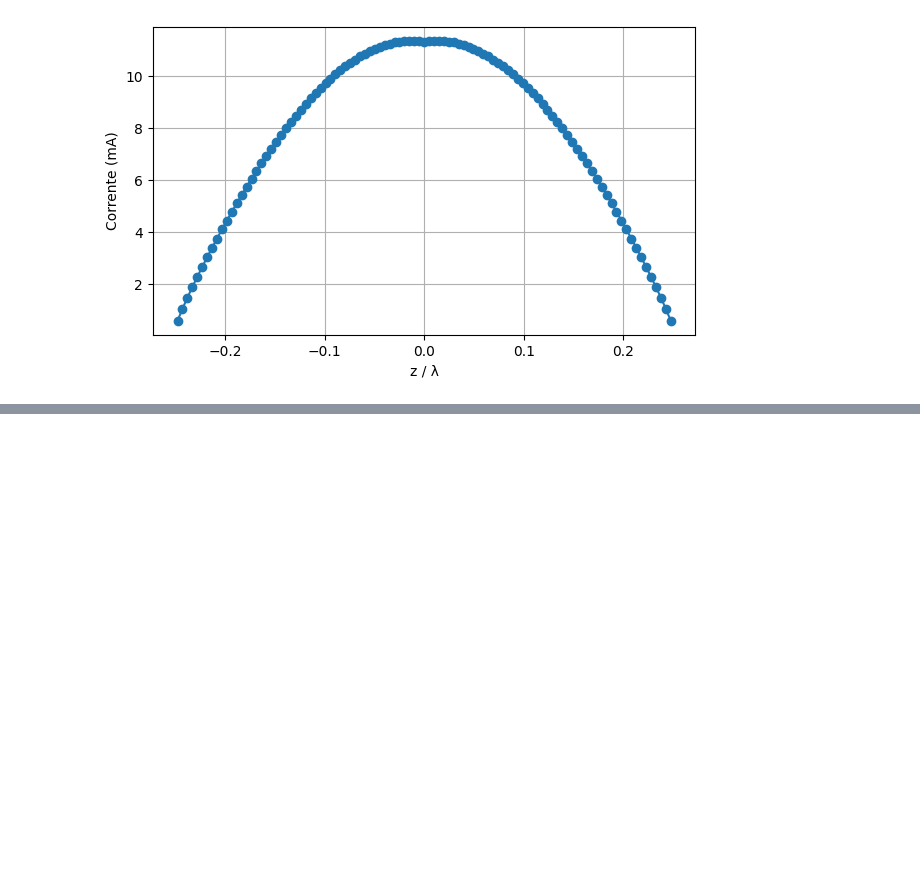
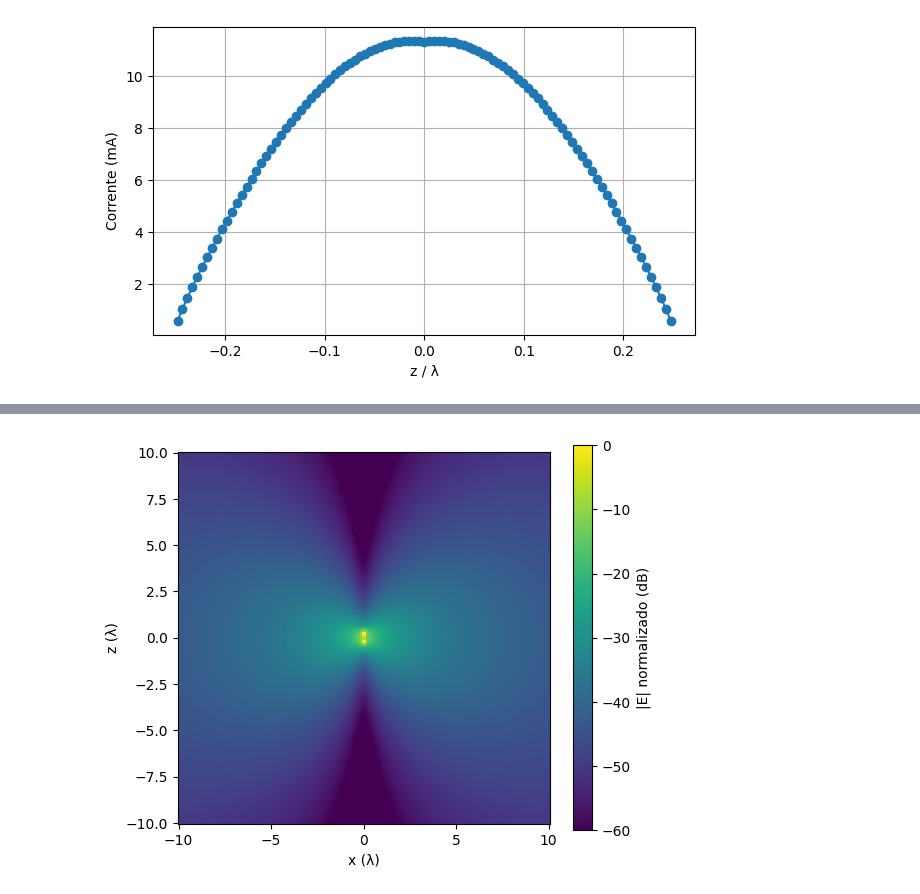
Before and after one commit to bernardofmarquez/method-of-moments, a Jupyter notebook: antena_dipolo.ipynb, the cells around one changed output, grey strips where cells are left out. Drawn from its saved outputs; the diff is of its cells as text; code cells hidden in the pictures; blank space fills up the shorter version.

Commit message:
campo perto e distante para antena dipolo

```diff
--- a/antena_dipolo.ipynb
+++ b/antena_dipolo.ipynb
@@ -309,0 +343,40 @@ CG-FFT: 75 iterações, Zin = 83.7+28.9j Ω
+# %%
+def campo_proximo(X, Z, I, z_bordas): # X e Z: malha do plano xz
+    Ex = np.zeros(X.shape, dtype=complex)
+    Ez = np.zeros(X.shape,  dtype=complex)
+
+    for n in range(len(I)): # cada segmento n
+        zq, wq = gauss_segmento(z_bordas[n], z_bordas[n + 1]) # 5 pontos e 5 pesos do segmento n
+        for q in range(5): # cada ponto de Gauss do segmento
+            z_linha = zq[q] # ponto de fonte z'
+            w  = wq[q] # peso desse ponto
+
+            dx = X # Δx = x - 0, o fio está em x' = 0
+            dz = Z - z_linha # Δz = z - z'
+            R  = np.sqrt(dx**2 + dz**2)
+            C1 = (1 + 1j * k * R) / R**3 * np.exp(-1j * k * R)
+            C2 = (3 + 3j * k * R - (k * R)**2) / R**5 * np.exp(-1j * k * R)
+
+            Ex += w * I[n] * C2 * dx * dz # contribuição desse ponto de fonte na malha toda
+            Ez += w * I[n] * (2 * C1 - C2 * dx**2)
+
+    cte = -1j / (4 * np.pi * omega * eps0)
+    return cte * Ex, cte * Ez
+# %%
+n_pontos = 200 # pontos por eixo, par para nenhum ponto cair em x = 0 (em cima do fio)
+eixo = np.linspace(-10 * lam, 10 * lam, n_pontos) # mesmo vetor para x e z, quadrado de 20λ × 20λ
+X_malha, Z_malha = np.meshgrid(eixo, eixo) # malha do plano xz
+
+Ex, Ez = campo_proximo(X_malha, Z_malha, I_fft, z_bordas)
+E_abs = np.sqrt(np.abs(Ex)**2 + np.abs(Ez)**2) # |E| em cada ponto da malha
+E_dB  = 20 * np.log10(E_abs / E_abs.max()) # normalizado pelo máximo, em dB
+
+plt.figure(figsize=(6, 5))
+plt.pcolormesh(eixo / lam, eixo / lam, E_dB, vmin=-60, vmax=0, shading='auto')
+plt.colorbar(label='|E| normalizado (dB)')
+plt.xlabel('x (λ)')
+plt.ylabel('z (λ)')
+plt.gca().set_aspect('equal') # quadrado sem distorção
+plt.show()
+# %% [output]
+[figure, added]
```
Also changed, not shown: parts of 6 cells of this notebook.
